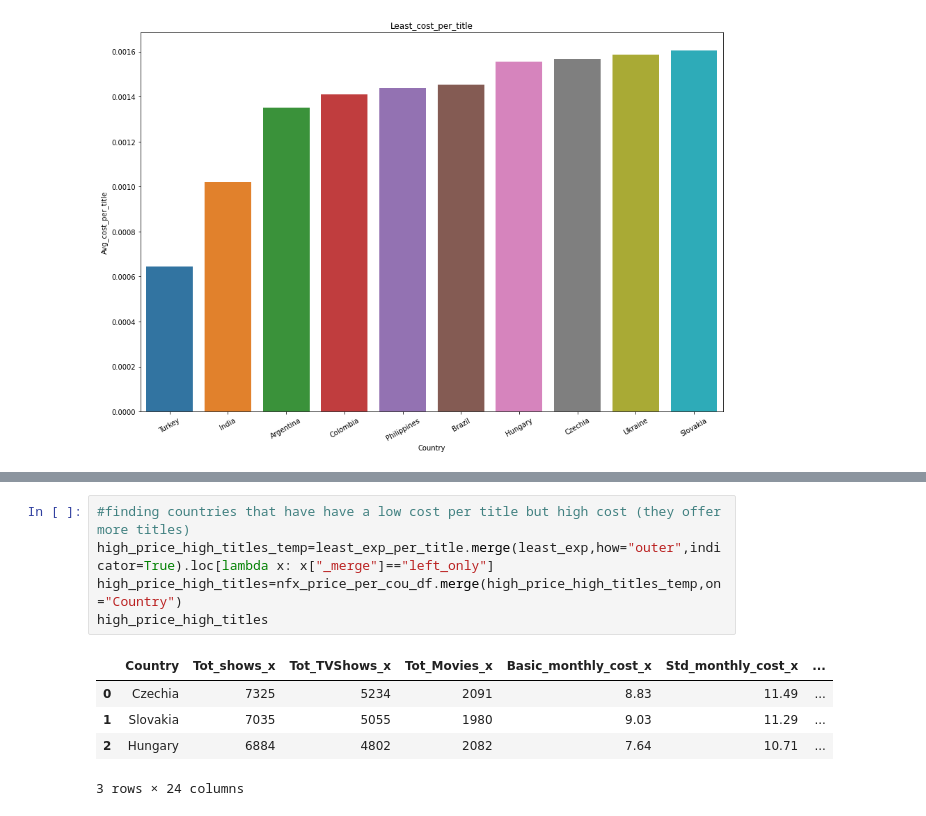
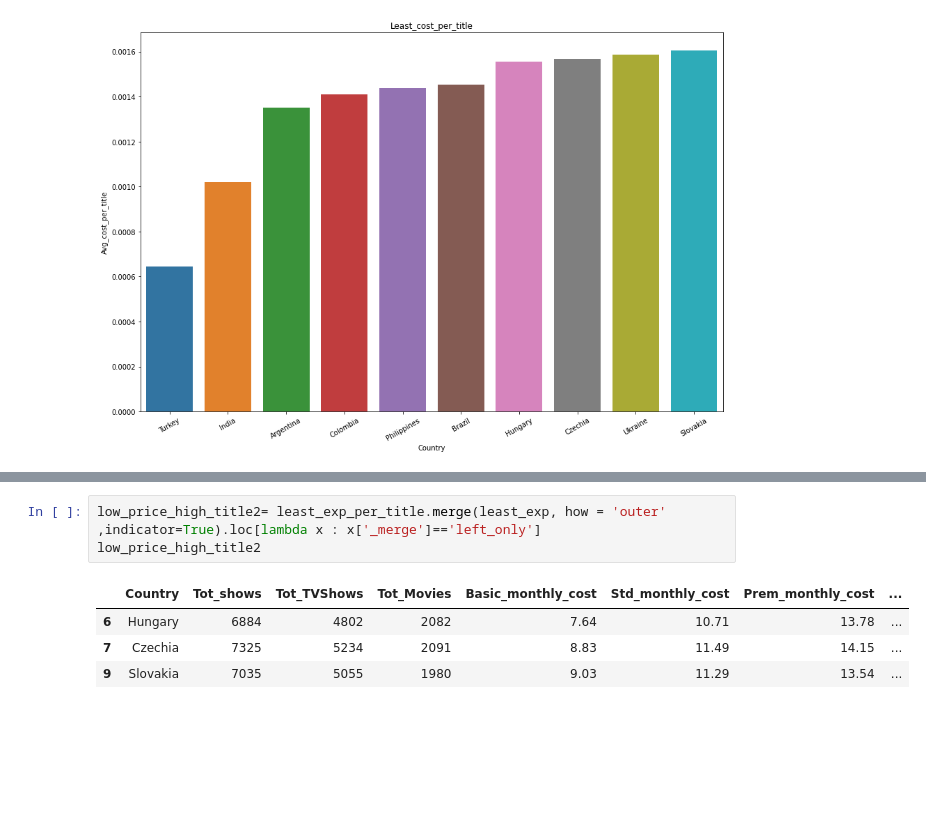
Before and after one commit to magicWiss/Netflix-Price-Analytics, a Jupyter notebook: Analytics/data_anal.ipynb, the cells around one changed output, grey strips where cells are left out. Saved outputs shown, nothing was run; the diff lists cells and outputs as text; blank space fills up the shorter version.

```diff
--- a/Analytics/data_anal.ipynb
+++ b/Analytics/data_anal.ipynb
@@ -224,11 +241,8 @@ Text(0.5, 1.0, 'Least_cost_per_title')
 # %%
-#finding countries that have have a low cost per title but high cost (they offer more titles)
-high_price_high_titles_temp=least_exp_per_title.merge(least_exp,how="outer",indicator=True).loc[lambda x: x["_merge"]=="left_only"]
-high_price_high_titles=nfx_price_per_cou_df.merge(high_price_high_titles_temp,on="Country")
-high_price_high_titles
+low_price_high_title2= least_exp_per_title.merge(least_exp, how = 'outer' ,indicator=True).loc[lambda x : x['_merge']=='left_only']
+low_price_high_title2
 # %% [output]
-|  | Country | Tot_shows_x | Tot_TVShows_x | Tot_Movies_x | Basic_monthly_cost_x | Std_monthly_cost_x | ... |
-| 0 | Czechia | 7325 | 5234 | 2091 | 8.83 | 11.49 | ... |
-| 1 | Slovakia | 7035 | 5055 | 1980 | 9.03 | 11.29 | ... |
-| 2 | Hungary | 6884 | 4802 | 2082 | 7.64 | 10.71 | ... |
+|  | Country | Tot_shows | Tot_TVShows | Tot_Movies | Basic_monthly_cost | Std_monthly_cost | Prem_monthly_cost | ... |
+| 6 | Hungary | 6884 | 4802 | 2082 | 7.64 | 10.71 | 13.78 | ... |
+| 7 | Czechia | 7325 | 5234 | 2091 | 8.83 | 11.49 | 14.15 | ... |
+| 9 | Slovakia | 7035 | 5055 | 1980 | 9.03 | 11.29 | 13.54 | ... |
-3 rows × 24 columns
```
Also changed, not shown: parts of 21 cells of this notebook, 1 other file.
